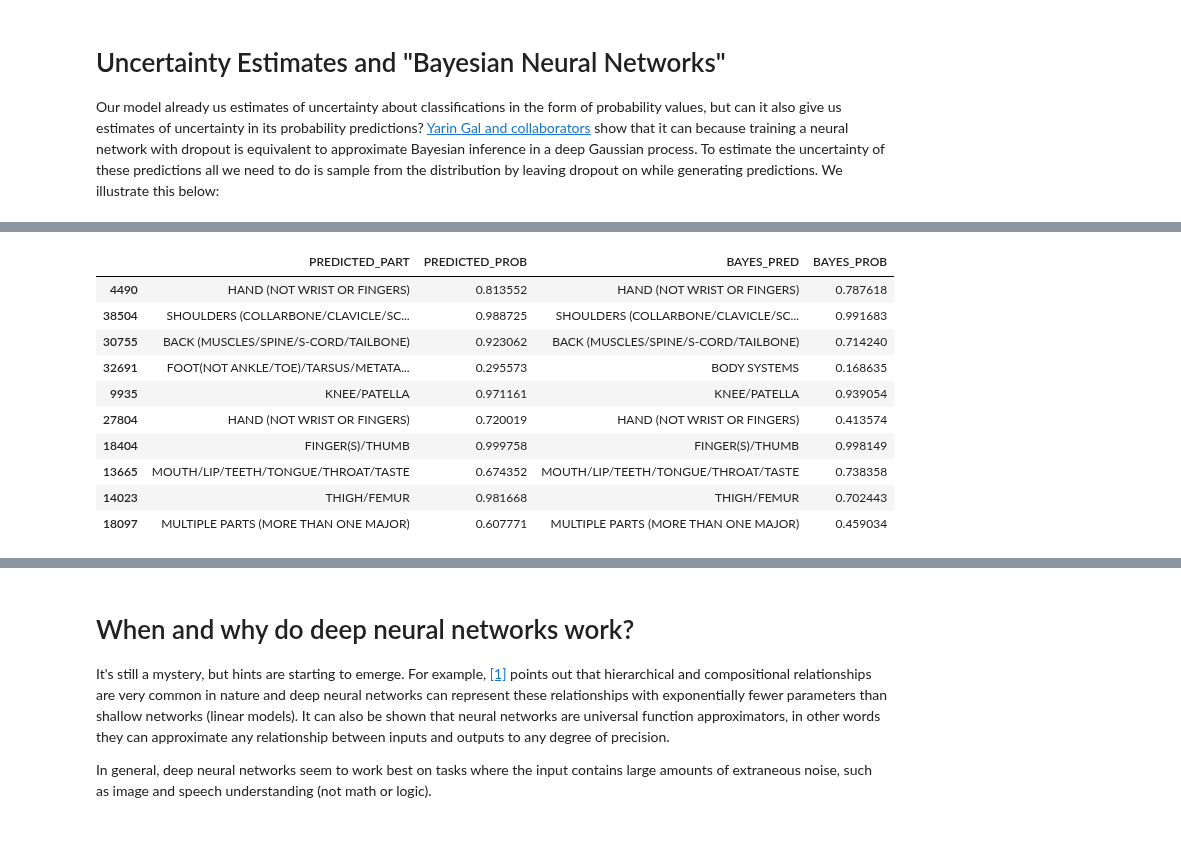
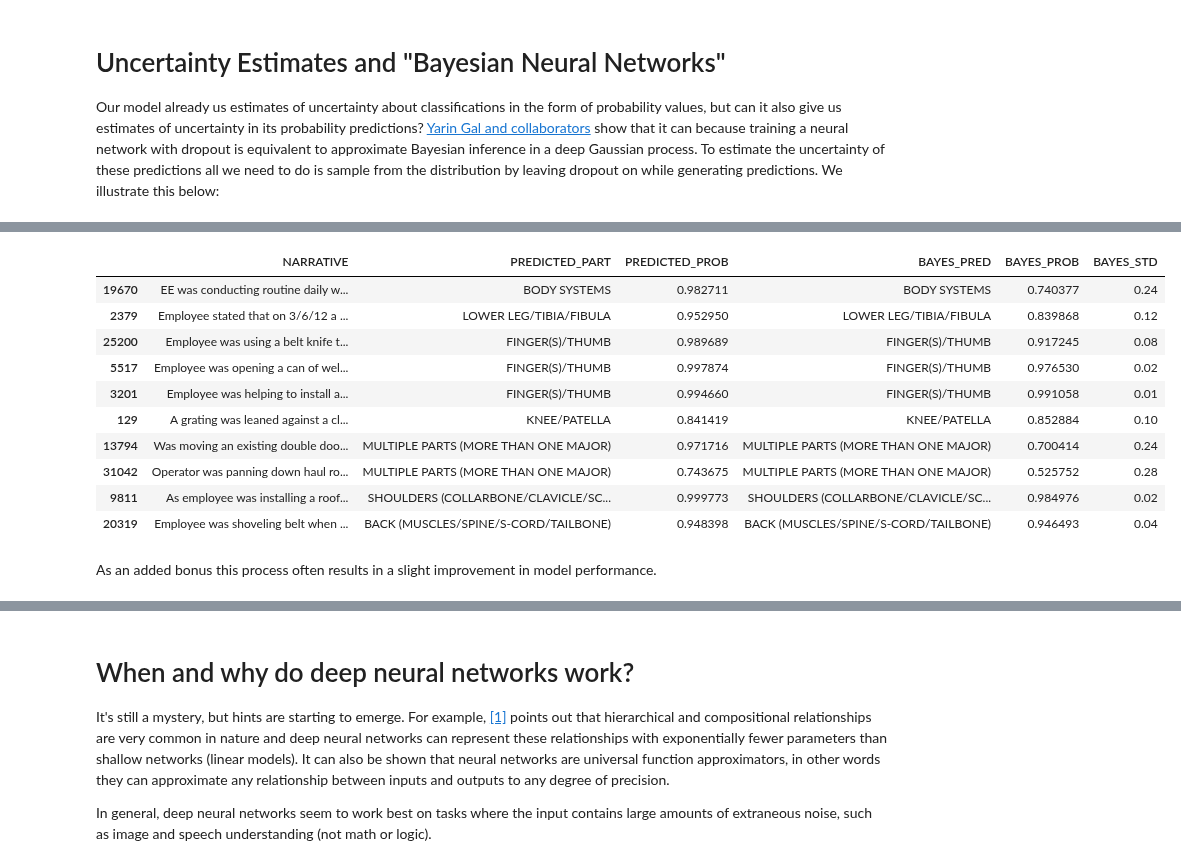
Before and after one commit to ameasure/colab_tutorials, a Jupyter notebook: Introduction_to_Deep_Learning_and_Neural_Networks.ipynb, the cells around one changed output, grey strips where cells are left out. Drawn from its saved outputs; the diff is of its cells as text; code cells hidden in the pictures; blank space fills up the shorter version.

```diff
--- a/Introduction_to_Deep_Learning_and_Neural_Networks.ipynb
+++ b/Introduction_to_Deep_Learning_and_Neural_Networks.ipynb
@@ -278,3 +283,27 @@ As you can see, adding dropout improved the overall performance of our model and
 # %% [markdown]
 # Uncertainty Estimates and "Bayesian Neural Networks"
 Our model already us estimates of uncertainty about classifications in the form of probability values, but can it also give us estimates of uncertainty in its probability predictions? [Yarin Gal and collaborators](https://arxiv.org/pdf/1506.02142.pdf) show that it can because training a neural network with dropout is equivalent to approximate Bayesian inference in a deep Gaussian process. To estimate the uncertainty of these predictions all we need to do is sample from the distribution by leaving dropout on while generating predictions. We illustrate this below:
+# %%
+import keras
+import numpy as np
+
+
+# create a dropout layer that stays on even during prediction
+class MCDropout(keras.layers.Dropout):
+  def call(self, inputs):
+    return super().call(inputs, training=True)
+
+# create a dropout model that keeps dropout on
+mc_text_input = Input(shape=(X_train.shape[1],))
+mc_layer1 = Dense(units=100, activation='relu')(mc_text_input)
+mc_dropout = MCDropout(0.5)(mc_layer1)
+mc_output = Dense(units=len(label_encoder.classes_), activation='softmax')(mc_dropout)
+mc_model = Model(inputs=[mc_text_input], outputs=[mc_output])
+optimizer = Adam(lr=.001)
+mc_model.compile(optimizer=optimizer,
+                loss='categorical_crossentropy',
+                metrics=['accuracy'])
+
+mc_model.fit(x=X_train, y=y_train,
+             validation_data=(X_valid, y_valid),
+             batch_size=32, epochs=5)
@@ -281,34 +323,32 @@ Our model already us estimates of uncertainty about classifications in the form
 # %%
-import numpy as np
-
-# turn training mode on in our dropout layer
-dropout.training = True
-# reassemble the model
-do_model = Model(inputs=[text_input], outputs=[output])
-
-
 # sample predictions from our model
-y_probas = np.stack([do_model.predict(X_valid) for sample in range(100)])
+y_probas = np.stack([mc_model.predict(X_valid) for sample in range(20)])
 # recover the "best predictions" by averaging over the predicted probabilities
 y_prob = y_probas.mean(axis=0)
 # we can also recover the standard deviations
 y_std = y_probas.std(axis=0)
+# %%
+# get the standard deviation just for the predicted code
+y_pred_std = y_std[range(len(y_prob)), y_prob.argmax(axis=1)]
 # %%
 df_valid['BAYES_PRED'] = label_encoder.inverse_transform(y_prob)
 df_valid['BAYES_PROB'] = y_prob.max(axis=1)
-df_valid[['PREDICTED_PART', 'PREDICTED_PROB', 'BAYES_PRED', 'BAYES_PROB']].sample(10)
+df_valid['BAYES_STD'] = np.round(y_pred_std, 2)
+df_valid[['NARRATIVE', 'PREDICTED_PART', 'PREDICTED_PROB', 'BAYES_PRED', 'BAYES_PROB', 'BAYES_STD']].sample(10)
 # %% [output]
-|  | PREDICTED_PART | PREDICTED_PROB | BAYES_PRED | BAYES_PROB |
-| 4490 | HAND (NOT WRIST OR FINGERS) | 0.813552 | HAND (NOT WRIST OR FINGERS) | 0.787618 |
-| 38504 | SHOULDERS (COLLARBONE/CLAVICLE/SC... | 0.988725 | SHOULDERS (COLLARBONE/CLAVICLE/SC... | 0.991683 |
-| 30755 | BACK (MUSCLES/SPINE/S-CORD/TAILBONE) | 0.923062 | BACK (MUSCLES/SPINE/S-CORD/TAILBONE) | 0.714240 |
-| 32691 | FOOT(NOT ANKLE/TOE)/TARSUS/METATA... | 0.295573 | BODY SYSTEMS | 0.168635 |
-| 9935 | KNEE/PATELLA | 0.971161 | KNEE/PATELLA | 0.939054 |
-| 27804 | HAND (NOT WRIST OR FINGERS) | 0.720019 | HAND (NOT WRIST OR FINGERS) | 0.413574 |
-| 18404 | FINGER(S)/THUMB | 0.999758 | FINGER(S)/THUMB | 0.998149 |
-| 13665 | MOUTH/LIP/TEETH/TONGUE/THROAT/TASTE | 0.674352 | MOUTH/LIP/TEETH/TONGUE/THROAT/TASTE | 0.738358 |
-| 14023 | THIGH/FEMUR | 0.981668 | THIGH/FEMUR | 0.702443 |
-| 18097 | MULTIPLE PARTS (MORE THAN ONE MAJOR) | 0.607771 | MULTIPLE PARTS (MORE THAN ONE MAJOR) | 0.459034 |
+|  | NARRATIVE | PREDICTED_PART | PREDICTED_PROB | BAYES_PRED | BAYES_PROB | BAYES_STD |
+| 19670 | EE was conducting routine daily w... | BODY SYSTEMS | 0.982711 | BODY SYSTEMS | 0.740377 | 0.24 |
+| 2379 | Employee stated that on 3/6/12 a ... | LOWER LEG/TIBIA/FIBULA | 0.952950 | LOWER LEG/TIBIA/FIBULA | 0.839868 | 0.12 |
+| 25200 | Employee was using a belt knife t... | FINGER(S)/THUMB | 0.989689 | FINGER(S)/THUMB | 0.917245 | 0.08 |
+| 5517 | Employee was opening a can of wel... | FINGER(S)/THUMB | 0.997874 | FINGER(S)/THUMB | 0.976530 | 0.02 |
+| 3201 | Employee was helping to install a... | FINGER(S)/THUMB | 0.994660 | FINGER(S)/THUMB | 0.991058 | 0.01 |
+| 129 | A grating was leaned against a cl... | KNEE/PATELLA | 0.841419 | KNEE/PATELLA | 0.852884 | 0.10 |
+| 13794 | Was moving an existing double doo... | MULTIPLE PARTS (MORE THAN ONE MAJOR) | 0.971716 | MULTIPLE PARTS (MORE THAN ONE MAJOR) | 0.700414 | 0.24 |
+| 31042 | Operator was panning down haul ro... | MULTIPLE PARTS (MORE THAN ONE MAJOR) | 0.743675 | MULTIPLE PARTS (MORE THAN ONE MAJOR) | 0.525752 | 0.28 |
+| 9811 | As employee was installing a roof... | SHOULDERS (COLLARBONE/CLAVICLE/SC... | 0.999773 | SHOULDERS (COLLARBONE/CLAVICLE/SC... | 0.984976 | 0.02 |
+| 20319 | Employee was shoveling belt when ... | BACK (MUSCLES/SPINE/S-CORD/TAILBONE) | 0.948398 | BACK (MUSCLES/SPINE/S-CORD/TAILBONE) | 0.946493 | 0.04 |
+# %% [markdown]
+As an added bonus this process often results in a slight improvement in model performance.
 # %%
 from sklearn.metrics import accuracy_score, f1_score
 
```
Also changed, not shown: parts of 9 cells of this notebook.
